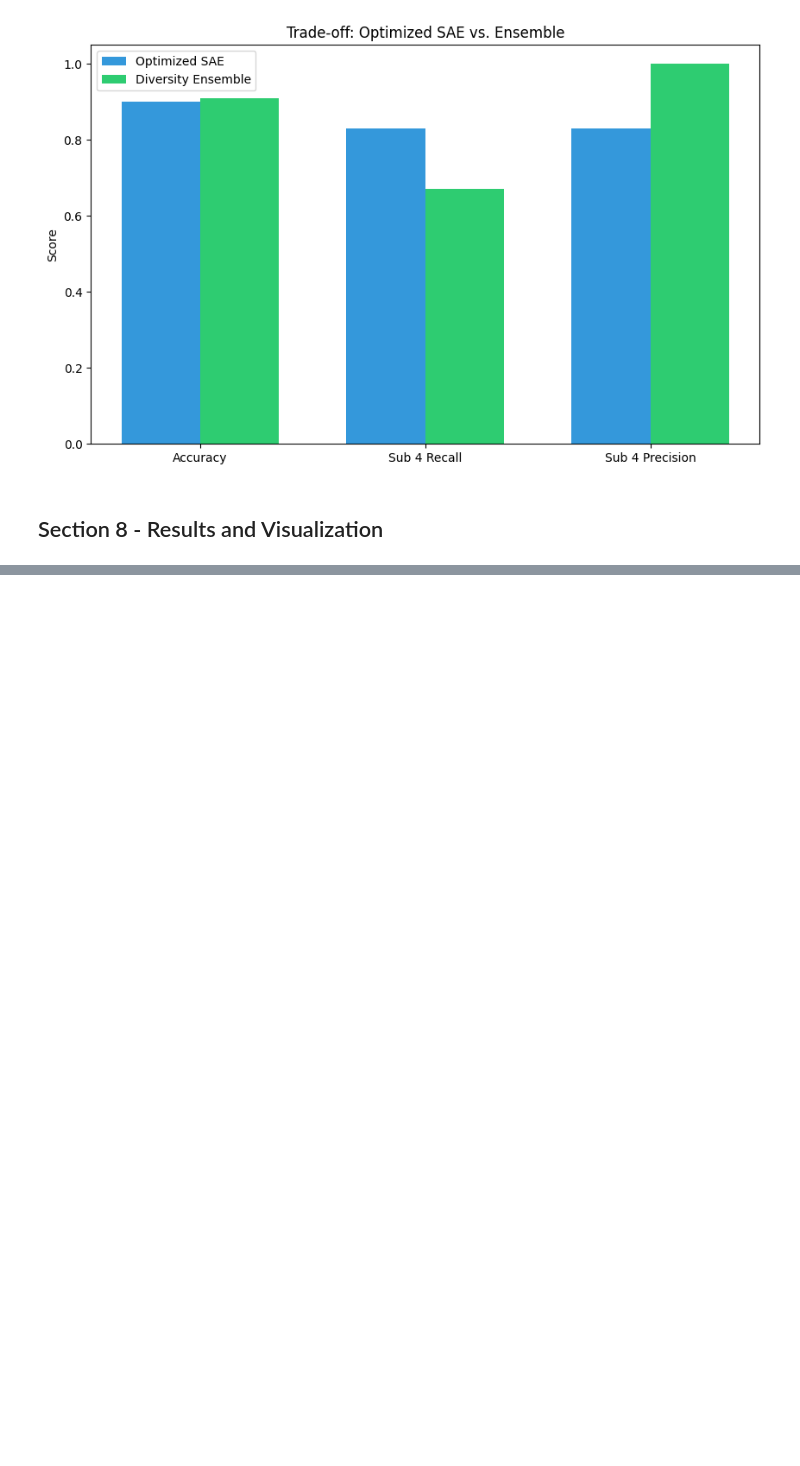
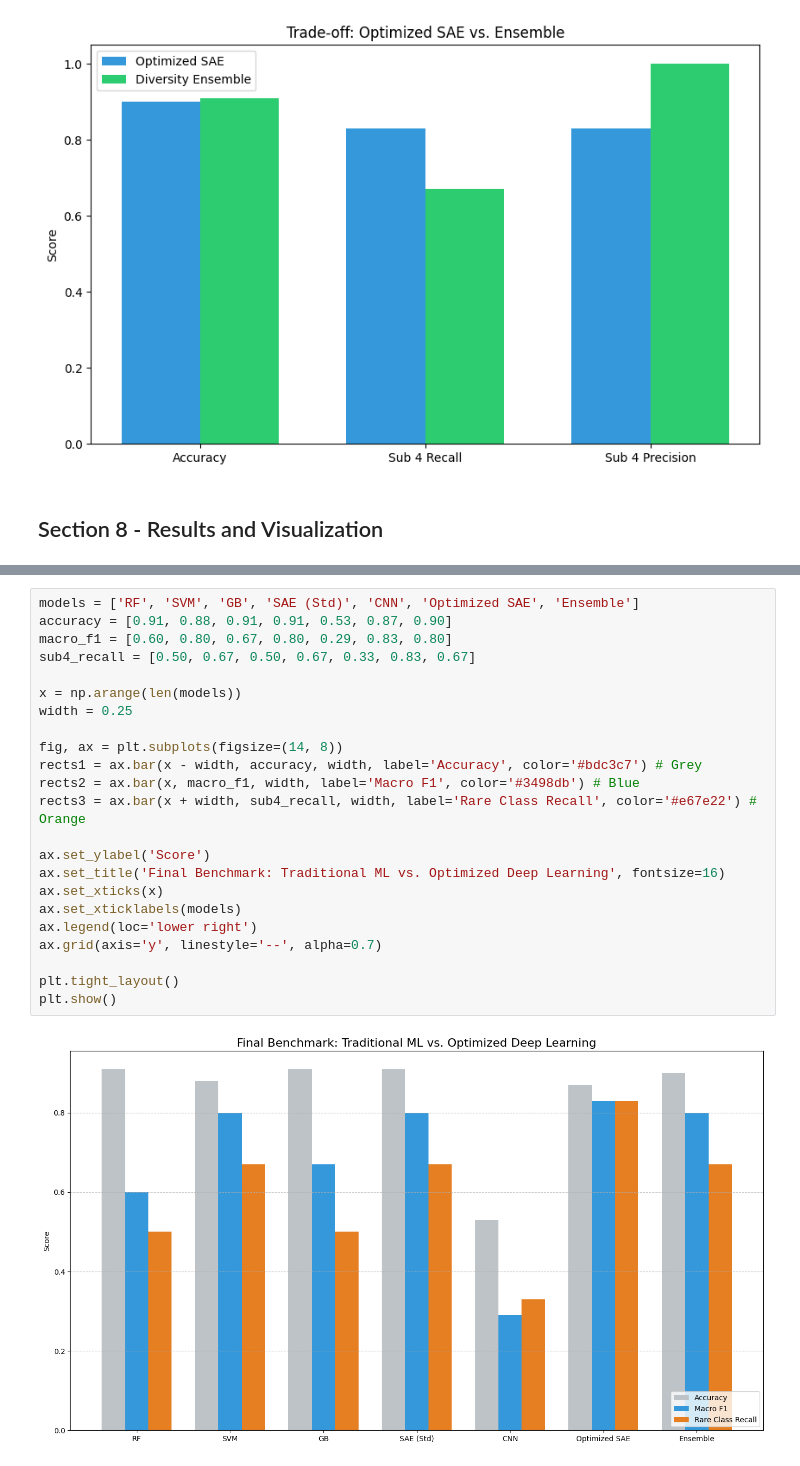
Before and after one commit to saikaldi/genomicDL, a Jupyter notebook: main.ipynb, the cells around one changed output, grey strips where cells are left out. Drawn from its saved outputs; the diff is of its cells as text; blank space fills up the shorter version.

```diff
--- a/main.ipynb
+++ b/main.ipynb
@@ -1351,0 +1370,25 @@ plt.show()
+# %%
+models = ['RF', 'SVM', 'GB', 'SAE (Std)', 'CNN', 'Optimized SAE', 'Ensemble']
+accuracy = [0.91, 0.88, 0.91, 0.91, 0.53, 0.87, 0.90]
+macro_f1 = [0.60, 0.80, 0.67, 0.80, 0.29, 0.83, 0.80]
+sub4_recall = [0.50, 0.67, 0.50, 0.67, 0.33, 0.83, 0.67]
+
+x = np.arange(len(models))
+width = 0.25
+
+fig, ax = plt.subplots(figsize=(14, 8))
+rects1 = ax.bar(x - width, accuracy, width, label='Accuracy', color='#bdc3c7') # Grey
+rects2 = ax.bar(x, macro_f1, width, label='Macro F1', color='#3498db') # Blue
+rects3 = ax.bar(x + width, sub4_recall, width, label='Rare Class Recall', color='#e67e22') # Orange
+
+ax.set_ylabel('Score')
+ax.set_title('Final Benchmark: Traditional ML vs. Optimized Deep Learning', fontsize=16)
+ax.set_xticks(x)
+ax.set_xticklabels(models)
+ax.legend(loc='lower right')
+ax.grid(axis='y', linestyle='--', alpha=0.7)
+
+plt.tight_layout()
+plt.show()
+# %% [output]
+[figure, added]
```
Also changed, not shown: parts of 1 cell of this notebook.
